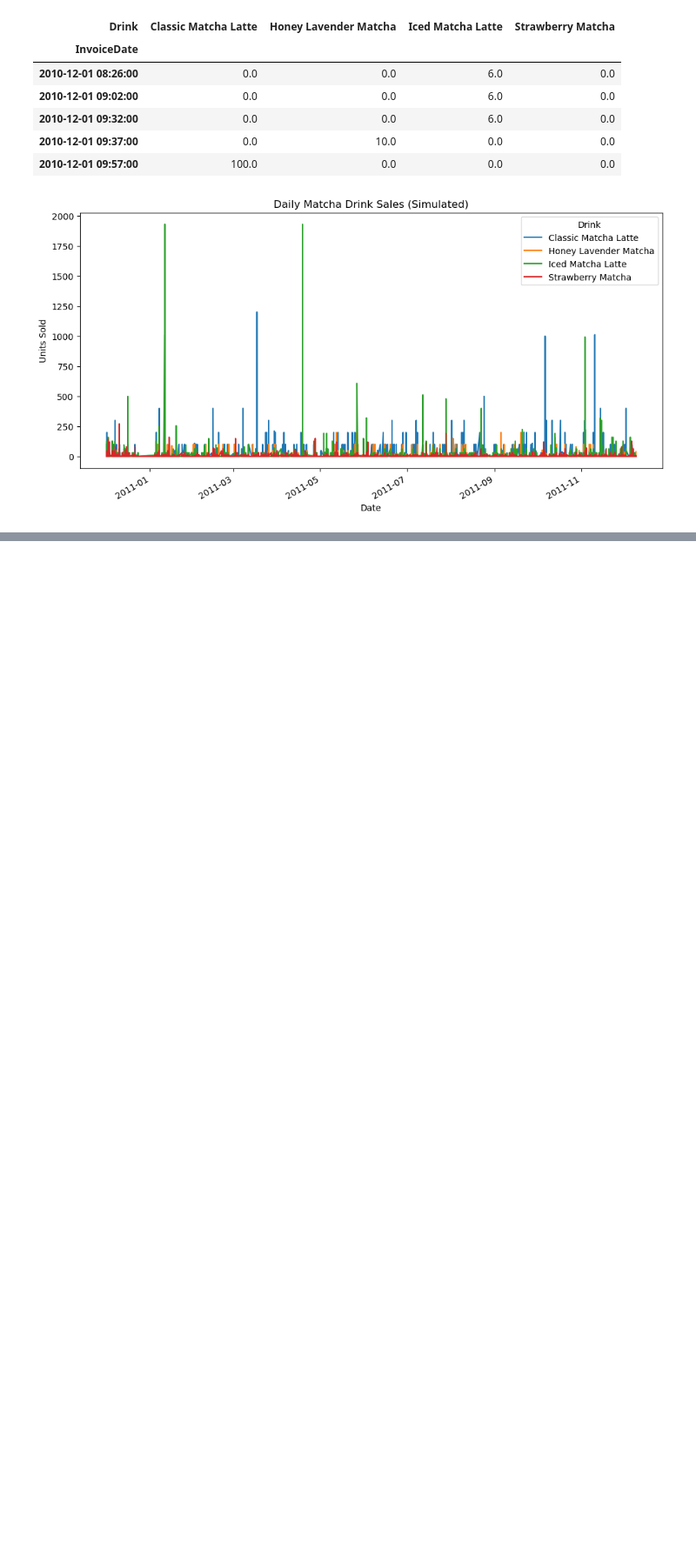
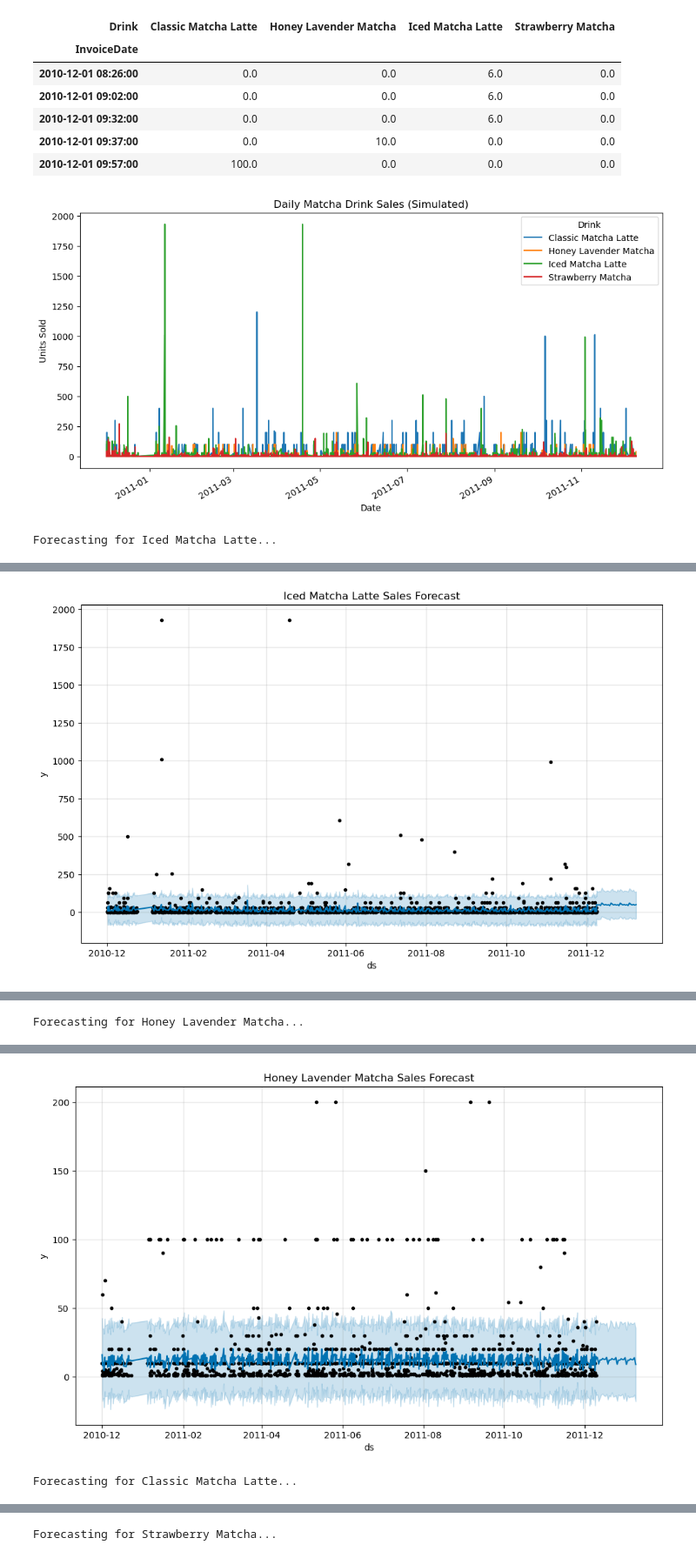
Before and after one commit to lyelinwin/matcha-ai-platform, a Jupyter notebook: notebook/matcha-ai.ipynb, the cells around one changed output, grey strips where cells are left out. Shown: that part at 87% size. Drawn from its saved outputs; the diff is of its cells as text; code cells hidden in the pictures; blank space fills up the shorter version.

Commit message:
Create and train model for each drink. Plotted the future 30 days.
Creating and training the Prophet model for each drink. Along to plotting the forecast for the future of next 30 days.

```diff
--- a/notebook/matcha-ai.ipynb
+++ b/notebook/matcha-ai.ipynb
@@ -82,3 +82,41 @@ plt.legend(title="Drink")
 plt.show()
 # %% [output]
 [figure]
+# %%
+# forecasting each drink & storing them
+forecast_results = pd.DataFrame()
+
+# grouping by date and drink
+daily_sales = df.groupby(['InvoiceDate','Drink'])['Quantity'].sum().reset_index()
+
+# looping each drink
+for drink in daily_sales['Drink'].unique():
+    print(f"Forecasting for {drink}...")
+
+    # filtering data for the current drink
+    drink_data = daily_sales[daily_sales['Drink'] == drink][['InvoiceDate', 'Quantity']]
+    drink_data = drink_data.rename(columns={'InvoiceDate': 'ds', 'Quantity': 'y'})
+
+    # creating and fitting Prophet model
+    model = Prophet()
+    model.fit(drink_data)
+
+    # creating future dates (next 30 days)
+    future = model.make_future_dataframe(periods=30)
+
+    # predict
+    forecast = model.predict(future)
+    forecast['Drink'] = drink  # Add drink name to forecast
+
+    # combining into results dataframe
+    forecast_results = pd.concat([forecast_results, forecast], ignore_index=True)
+
+    # plotting individual forecast
+    fig = model.plot(forecast)
+    plt.title(f"{drink} Sales Forecast")
+    plt.show()
+
+# previewing combined forecast
+forecast_results[['ds', 'Drink', 'yhat', 'yhat_lower', 'yhat_upper']].tail()
+# %% [output]
+Forecasting for Iced Matcha Latte...
@@ -84,0 +125 @@ plt.show()
+[figure, added]
@@ -84,0 +127 @@ plt.show()
+Forecasting for Honey Lavender Matcha...
@@ -84,0 +129,2 @@ plt.show()
+[figure, added]
+Forecasting for Classic Matcha Latte...
@@ -84,0 +134 @@ plt.show()
+Forecasting for Strawberry Matcha...
```
Also changed, not shown: parts of 1 cell of this notebook.
